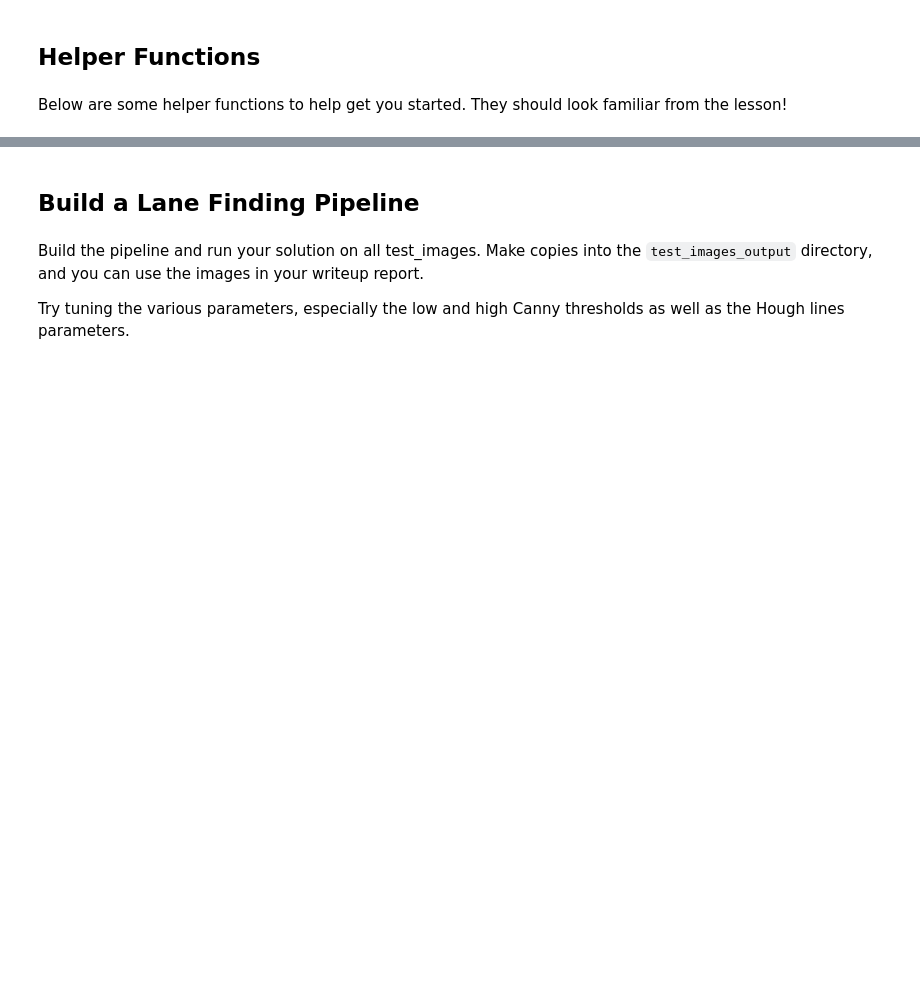
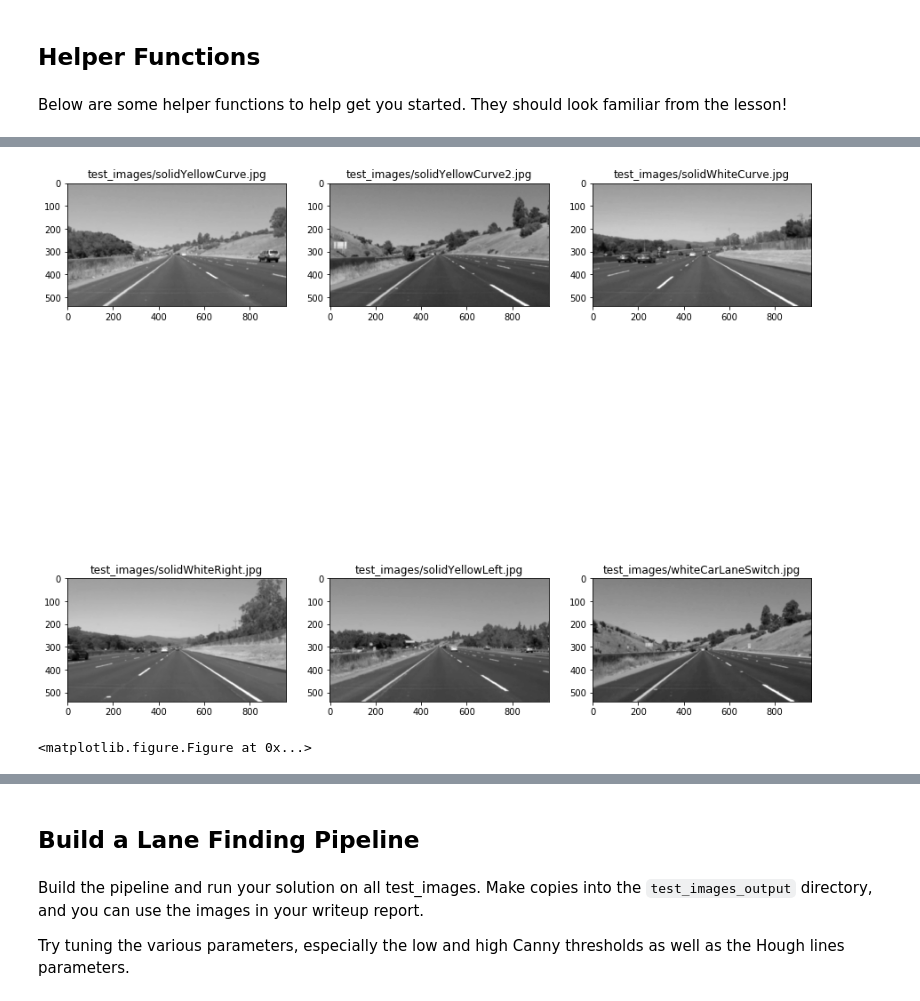
Before and after one commit to girmanokia/Udacity_SDCN, a Jupyter notebook: P1.ipynb, the cells around one changed output, grey strips where cells are left out. Cells and saved outputs as stored; diff of their text form; code cells hidden in the pictures; blank space fills up the shorter version.

```diff
--- a/P1.ipynb
+++ b/P1.ipynb
@@ -242,0 +232,14 @@ def lane_finder(image):
+# %%
+#Apply Gaussian Blur to smooth edges
+KERNEL_SIZE = 11 # Kernel size for gaussian  smothing
+def blur_image_list(gray_image_list,KERNEL_SIZE):
+    blur_image_list = []
+    for gray in gray_image_list:
+        blur_image_list.append(gaussian_blur(gray,KERNEL_SIZE))
+    plot_gray_images(blur_image_list, fig_size=(15, 15))
+    return blur_image_list
+#plot grayscale images
+blur_image_list = blur_image_list(gray_image_list, KERNEL_SIZE)
+# %% [output]
+[figure, added]
+<matplotlib.figure.Figure at 0x...>
```
Also changed, not shown: parts of 18 cells of this notebook, 5 other files.
